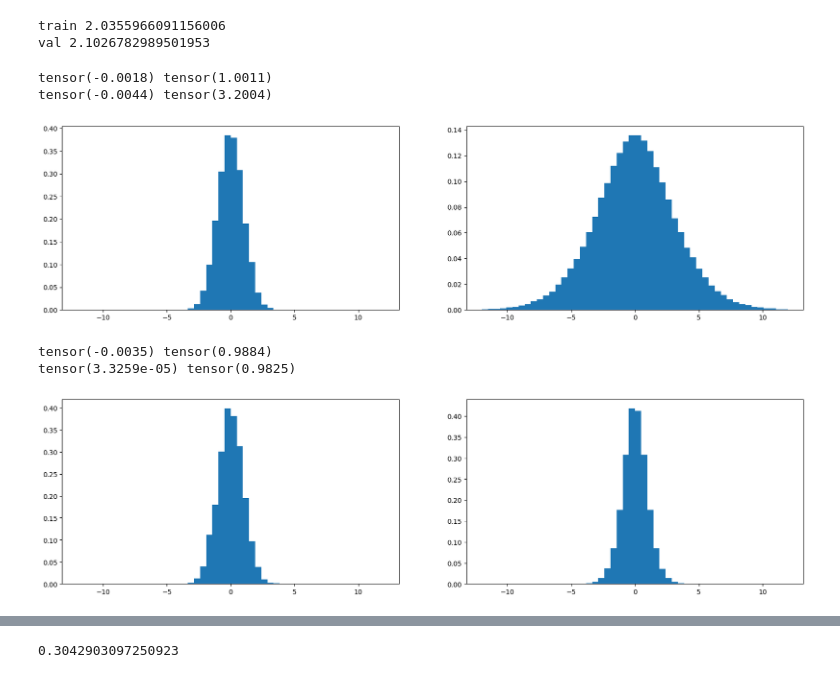
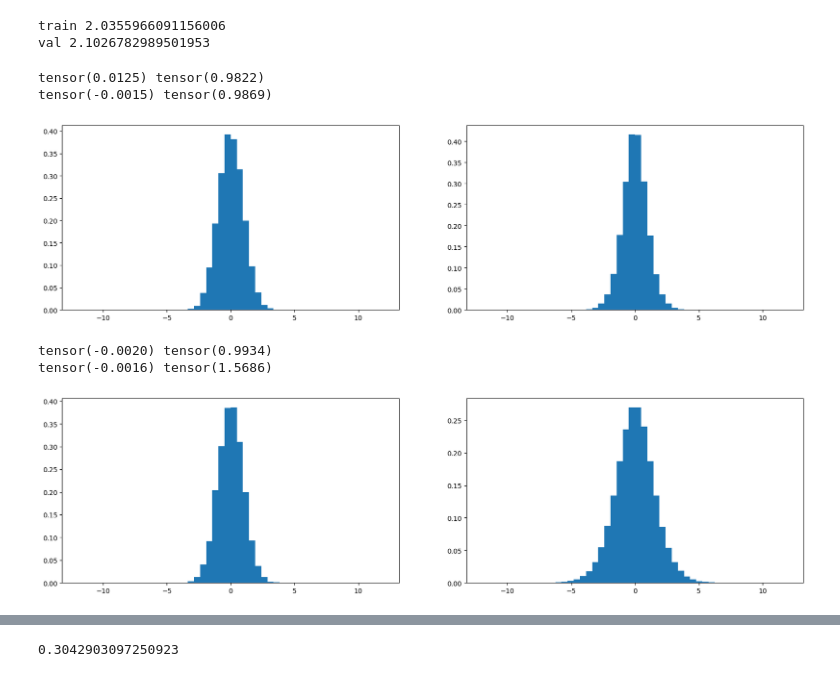
Before and after one commit to tomstagg/nn-zero-to-hero, a Jupyter notebook: notebooks/part_3_gradients_activation.ipynb, the cells around one changed output, grey strips where cells are left out. Drawn from its saved outputs; the diff is of its cells as text; code cells hidden in the pictures.

```diff
--- a/notebooks/part_3_gradients_activation.ipynb
+++ b/notebooks/part_3_gradients_activation.ipynb
@@ -537,25 +559,25 @@ val:    2.10
 # how do you set this init values? We don't do it by hand
 # %%
 # guassian is expanding from std dev 1 to std dev 3
-# ideally we want to perserve the guassina std dev
-x = torch.randn(1000, 10)
-w = torch.randn(10,200)
+# ideally we want to perserve the guassian std dev
+x = torch.randn(1000, 10) # 1000 examples with 10 inputs
+w = torch.randn(10, 200) / 10 ** 0.5 # 10 inputs and 200 neurons for example
 y = x @ w
 print(x.mean(), x.std())
 print(y.mean(), y.std())
 plt.figure(figsize=(20,5))
 plt.subplot(121)
 plt.hist(x.view(-1).tolist(), 50, density=True, range=(-12,12));
 plt.subplot(122)
 plt.hist(y.view(-1).tolist(), 50, density=True, range=(-12,12));
 # %% [output]
-tensor(-0.0018) tensor(1.0011)
-tensor(-0.0044) tensor(3.2004)
+tensor(0.0125) tensor(0.9822)
+tensor(-0.0015) tensor(0.9869)
-[figure, old version]
+[figure, new version]
 # %%
-# to perserve the
+# to perserve the std deviation we need to scale the weights by a factor
 x = torch.randn(1000, 10)
-w = torch.randn(10,200) / 10**0.5 # divide the weights by sqrt of fan in
+w = torch.randn(10,200) / 2 # 10**0.5 # divide the weights by sqrt of fan in
 y = x @ w
 print(x.mean(), x.std())
 print(y.mean(), y.std())
@@ -565,9 +587,9 @@ plt.hist(x.view(-1).tolist(), 50, density=True, range=(-12,12));
 plt.subplot(122)
 plt.hist(y.view(-1).tolist(), 50, density=True, range=(-12,12));
 # %% [output]
-tensor(-0.0035) tensor(0.9884)
-tensor(3.3259e-05) tensor(0.9825)
+tensor(-0.0020) tensor(0.9934)
+tensor(-0.0016) tensor(1.5686)
-[figure, old version]
+[figure, new version]
 # %%
 # see kaiming_normal in torch torch.nn.init. the gain is dependeny t on the nonlinaerity function used (tanh, RELu, etc).
 # modern techniques such as normalisation layers and other optimistion mean this is now less important, but still need to be set.
```
Also changed, not shown: parts of 15 cells of this notebook, 1 other file.
